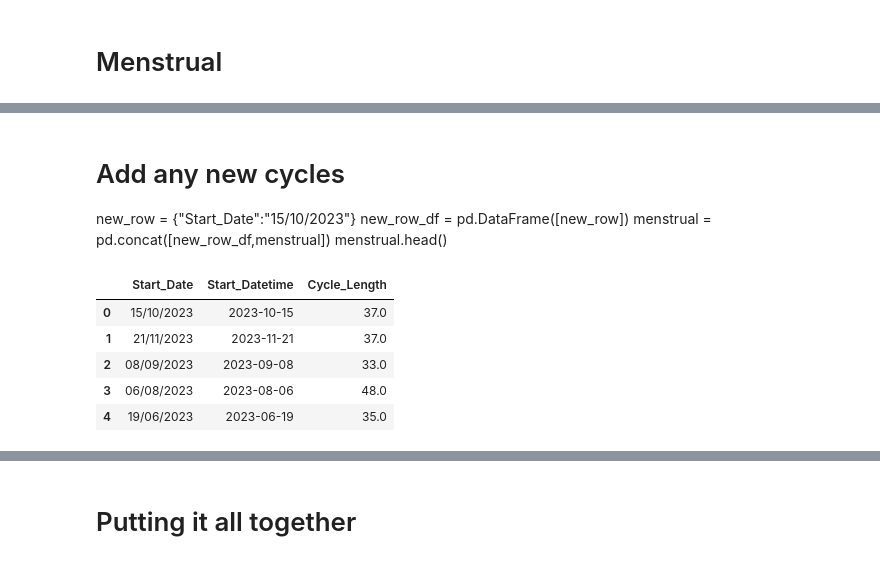
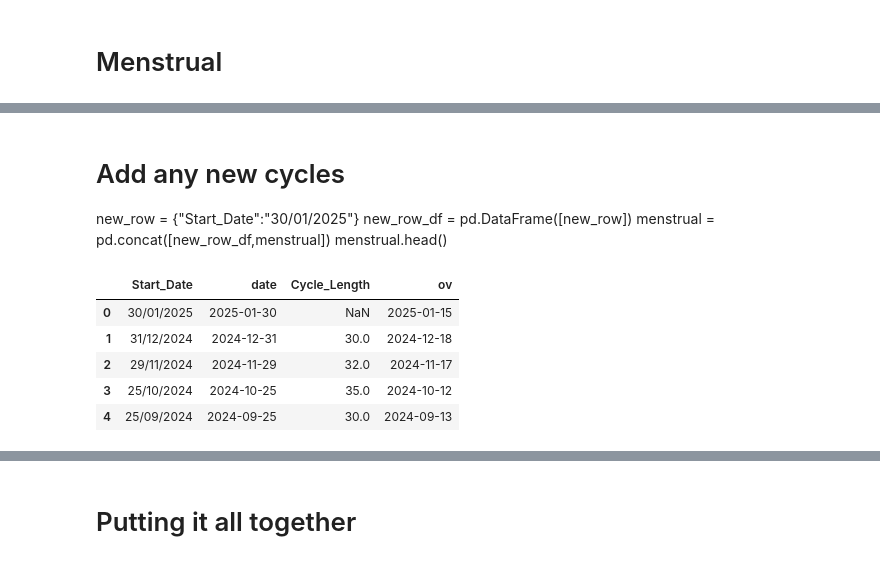
Before and after one commit to annalisasmith/per-fitbitapi-analysis, a Jupyter notebook: getData.ipynb, the cells around one changed output, grey strips where cells are left out. Drawn from its saved outputs; the diff is of its cells as text; code cells hidden in the pictures.

```diff
--- a/getData.ipynb
+++ b/getData.ipynb
@@ -681,18 +718,23 @@ menstrual.head()
 # %% [markdown]
 # Add any new cycles
-new_row = {"Start_Date":"15/10/2023"}
+new_row = {"Start_Date":"30/01/2025"}
 new_row_df = pd.DataFrame([new_row])
 menstrual = pd.concat([new_row_df,menstrual])
 menstrual.head()
 # %%
-menstrual['Start_Datetime'] = pd.to_datetime(menstrual['Start_Date'], format='%d/%m/%Y')
-menstrual['Cycle_Length'] = menstrual['Start_Datetime'].sort_values().diff().dt.days.abs()
+menstrual['date'] = pd.to_datetime(menstrual['Start_Date'], format='%d/%m/%Y')
+menstrual['ov'] = pd.to_datetime(menstrual['ov'], format='%d/%m/%Y')
+
+menstrual = menstrual.sort_values(by='date',ascending=False)
+menstrual['Cycle_Length'] = menstrual['date'].diff().dt.days.abs()
 menstrual.reset_index(inplace=True,drop=True)
+
+ov = menstrual.loc[~menstrual['ov'].isna(), 'ov'].tolist()
 menstrual.head()
 # %% [output]
-|  | Start_Date | Start_Datetime | Cycle_Length |
-| 0 | 15/10/2023 | 2023-10-15 | 37.0 |
-| 1 | 21/11/2023 | 2023-11-21 | 37.0 |
-| 2 | 08/09/2023 | 2023-09-08 | 33.0 |
-| 3 | 06/08/2023 | 2023-08-06 | 48.0 |
-| 4 | 19/06/2023 | 2023-06-19 | 35.0 |
+|  | Start_Date | date | Cycle_Length | ov |
+| 0 | 30/01/2025 | 2025-01-30 | NaN | 2025-01-15 |
+| 1 | 31/12/2024 | 2024-12-31 | 30.0 | 2024-12-18 |
+| 2 | 29/11/2024 | 2024-11-29 | 32.0 | 2024-11-17 |
+| 3 | 25/10/2024 | 2024-10-25 | 35.0 | 2024-10-12 |
+| 4 | 25/09/2024 | 2024-09-25 | 30.0 | 2024-09-13 |
```
Also changed, not shown: parts of 20 cells of this notebook, 2 other files.
